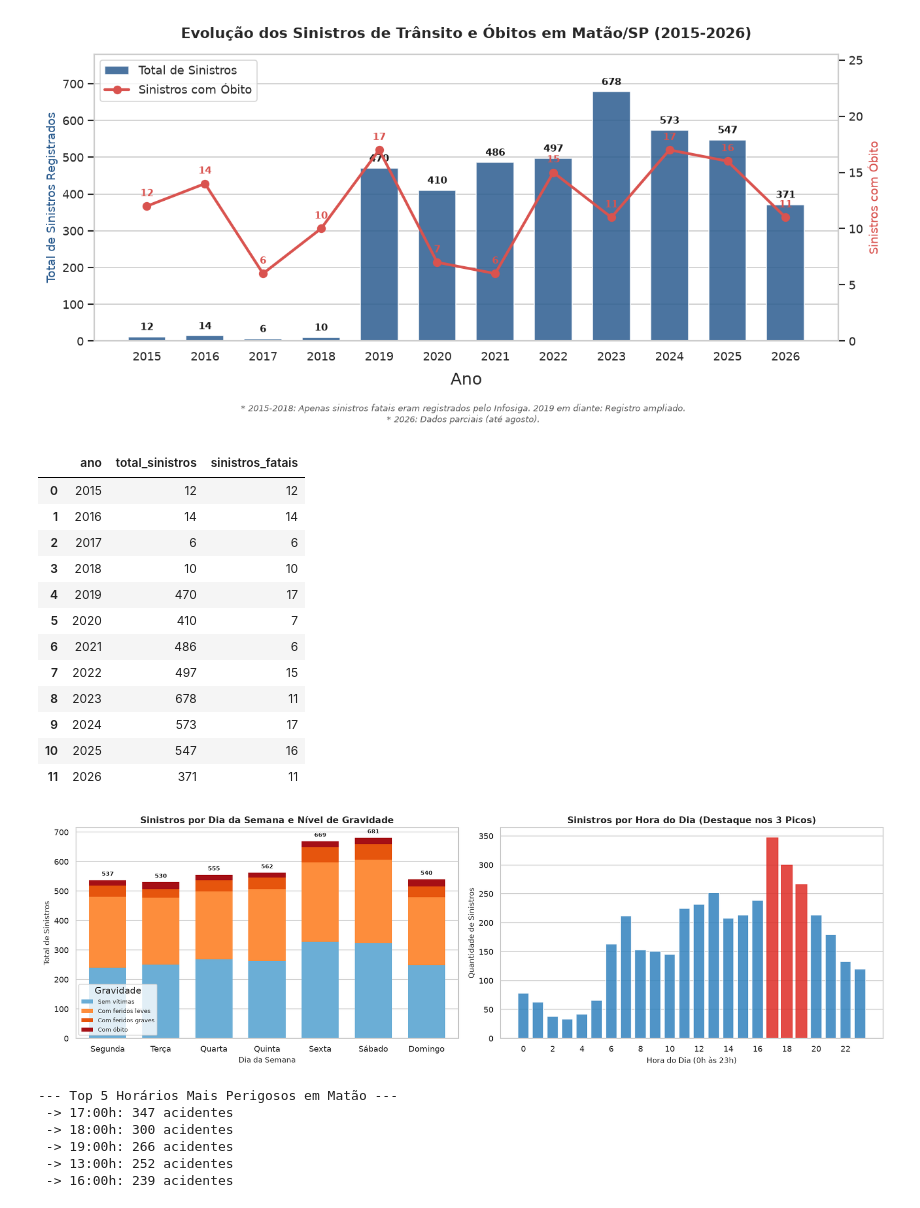
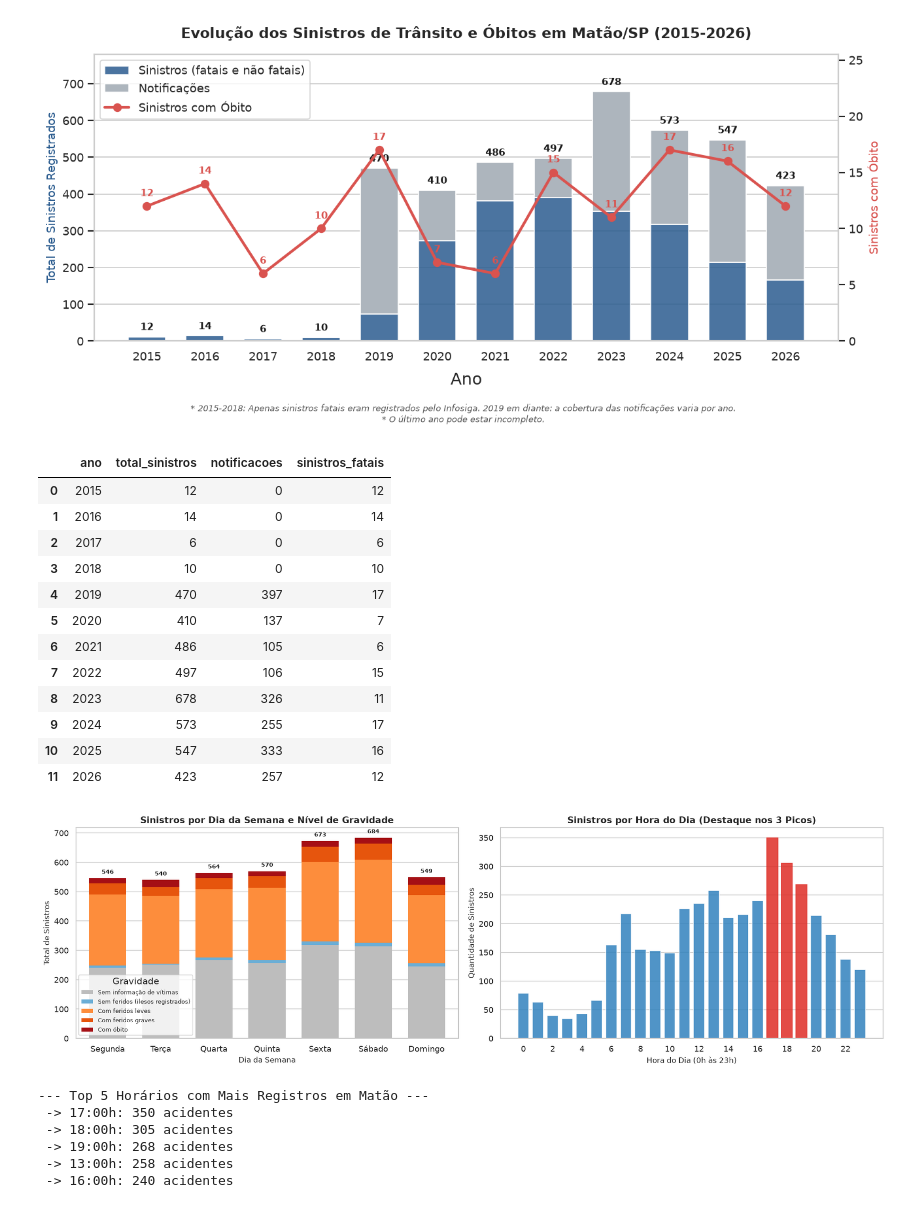
Before and after one commit to douglasagalbiatti/projeto-transito-matao, a Jupyter notebook: notebooks/03-analise-matao.ipynb, the cells around one changed output. Saved outputs shown, nothing was run; the diff lists cells and outputs as text; code cells hidden in the pictures.

```diff
--- a/notebooks/03-analise-matao.ipynb
+++ b/notebooks/03-analise-matao.ipynb
@@ -38,6 +49,7 @@ Primeiras 2 linhas:
 # Agrupando os dados por ano: Total de Sinistros e Total de Fatais
 dados_ano = df.groupby('ano').agg(
     total_sinistros=('id_sinistro', 'count'),
+    notificacoes=('tipo_registro', lambda x: (x == 'NOTIFICACAO').sum()),
     sinistros_fatais=('mortos', lambda x: (x > 0).sum())
 ).reset_index()
 
@@ -48,18 +60,26 @@ cor_barras = '#2b5c8f'
 cor_linha = '#d9534f'
 
 # 1. Gráfico de Barras: Total de Sinistros
+ax1.bar(
+    dados_ano['ano'],
+    dados_ano['total_sinistros'] - dados_ano['notificacoes'],
+    color=cor_barras,
+    alpha=0.85,
+    label='Sinistros (fatais e não fatais)',
+    width=0.65
+)
 barras = ax1.bar(
     dados_ano['ano'],
-    dados_ano['total_sinistros'],
-    color=cor_barras,
-    alpha=0.85,
-    label='Total de Sinistros',
+    dados_ano['notificacoes'],
+    bottom=dados_ano['total_sinistros'] - dados_ano['notificacoes'],
+    color='#adb5bd',
+    label='Notificações',
     width=0.65
 )
 
 # Adicionar rótulos numéricos no topo de cada barra
 for barra in barras:
-    altura = barra.get_height()
+    altura = barra.get_y() + barra.get_height()
     ax1.annotate(
         f'{int(altura)}',
         xy=(barra.get_x() + barra.get_width() / 2, altura),
@@ -111,7 +131,7 @@ ax1.legend(linhas + linhas2, rotulos + rotulos2, loc='upper left', frameon=True)
 # Nota explicativa metodológica no rodapé do gráfico
 plt.figtext(
     0.5, -0.05,
-    "* 2015-2018: Apenas sinistros fatais eram registrados pelo Infosiga. 2019 em diante: Registro ampliado.\n* 2026: Dados parciais (até agosto).",
+    "* 2015-2018: Apenas sinistros fatais eram registrados pelo Infosiga. 2019 em diante: a cobertura das notificações varia por ano.\n* O último ano pode estar incompleto.",
     ha="center", fontsize=8, style='italic', color='#555555'
 )
 
@@ -122,20 +142,20 @@ plt.show()
 # Resumo numérico complementar
 dados_ano
 # %% [output]
-[figure, old version]
+[figure, new version]
-|  | ano | total_sinistros | sinistros_fatais |
-| 0 | 2015 | 12 | 12 |
-| 1 | 2016 | 14 | 14 |
-| 2 | 2017 | 6 | 6 |
-| 3 | 2018 | 10 | 10 |
-| 4 | 2019 | 470 | 17 |
-| 5 | 2020 | 410 | 7 |
-| 6 | 2021 | 486 | 6 |
-| 7 | 2022 | 497 | 15 |
-| 8 | 2023 | 678 | 11 |
-| 9 | 2024 | 573 | 17 |
-| 10 | 2025 | 547 | 16 |
-| 11 | 2026 | 371 | 11 |
+|  | ano | total_sinistros | notificacoes | sinistros_fatais |
+| 0 | 2015 | 12 | 0 | 12 |
+| 1 | 2016 | 14 | 0 | 14 |
+| 2 | 2017 | 6 | 0 | 6 |
+| 3 | 2018 | 10 | 0 | 10 |
+| 4 | 2019 | 470 | 397 | 17 |
+| 5 | 2020 | 410 | 137 | 7 |
+| 6 | 2021 | 486 | 105 | 6 |
+| 7 | 2022 | 497 | 106 | 15 |
+| 8 | 2023 | 678 | 326 | 11 |
+| 9 | 2024 | 573 | 255 | 17 |
+| 10 | 2025 | 547 | 333 | 16 |
+| 11 | 2026 | 423 | 257 | 12 |
 # %%
 # 5.1 (B): Padrões de Dia da Semana e Horário do Dia
 
@@ -149,11 +169,11 @@ dias_ordenados = [
 fig, axes = plt.subplots(1, 2, figsize=(16, 5))
 
 # Tabela cruzada: Dia da semana x Gravidade
-ordem_gravidade = ['Sem vítimas', 'Com feridos leves', 'Com feridos graves', 'Com óbito']
+ordem_gravidade = ORDEM_GRAVIDADE[::-1]
 crosstab_dias = pd.crosstab(df['dia_semana'], df['gravidade']).reindex(index=dias_ordenados, columns=ordem_gravidade)
 
-# Cores para gravidade: azul (sem vítima), amarelo (leves), laranja (graves), vermelho (óbitos)
-paleta_gravidade = ['#6baed6', '#fd8d3c', '#e6550d', '#a50f15']
+# Cores: cinza (sem informação), azul (ilesos), amarelo (leves), laranja (graves), vermelho (óbitos)
+paleta_gravidade = ['#bdbdbd', '#6baed6', '#fd8d3c', '#e6550d', '#a50f15']
 
 crosstab_dias.plot(
     kind='bar',
@@ -187,42 +207,42 @@ for i, total in enumerate(totais_dias):
 df_hora_valida = df.dropna(subset=['hora_int']).copy()
 contagem_horas = df_hora_valida['hora_int'].value_counts().reindex(range(24), fill_value=0)
 
 barras_hora = axes[1].bar(
     contagem_horas.index,
     contagem_horas.values,
     color='#3182bd',
     alpha=0.85,
     width=0.75
 )
 
 # Destacar os 3 horários de pico com cor diferente (vermelho escuro)
 top_3_horas = contagem_horas.nlargest(3).index
 for hora, barra in zip(contagem_horas.index, barras_hora):
     if hora in top_3_horas:
         barra.set_color('#de2d26')
 
 axes[1].set_title('Sinistros por Hora do Dia (Destaque nos 3 Picos)', fontsize=12, fontweight='bold')
 axes[1].set_xlabel('Hora do Dia (0h às 23h)', fontsize=10)
 axes[1].set_ylabel('Quantidade de Sinistros', fontsize=10)
 axes[1].set_xticks(range(0, 24, 2))
 axes[1].grid(axis='x')
 
 plt.tight_layout()
 plt.savefig('../output/graficos/acidentes_dia_e_hora.png', dpi=150, bbox_inches='tight')
 plt.show()
 
-# Exibir os 3 horários com maior volume
-print("--- Top 5 Horários Mais Perigosos em Matão ---")
+# Exibir os 5 horários com maior volume
+print("--- Top 5 Horários com Mais Registros em Matão ---")
 for h, qtd in contagem_horas.nlargest(5).items():
     print(f" -> {int(h):02d}:00h: {qtd} acidentes")
 # %% [output]
-[figure, old version]
+[figure, new version]
---- Top 5 Horários Mais Perigosos em Matão ---
- -> 17:00h: 347 acidentes
- -> 18:00h: 300 acidentes
- -> 19:00h: 266 acidentes
- -> 13:00h: 252 acidentes
- -> 16:00h: 239 acidentes
+--- Top 5 Horários com Mais Registros em Matão ---
+ -> 17:00h: 350 acidentes
+ -> 18:00h: 305 acidentes
+ -> 19:00h: 268 acidentes
+ -> 13:00h: 258 acidentes
+ -> 16:00h: 240 acidentes
 # %%
 # 5.2: Tipos de Sinistros e Modais Mais Envolvidos
 
```
Also changed, not shown: parts of 5 cells of this notebook, 21 other files.
